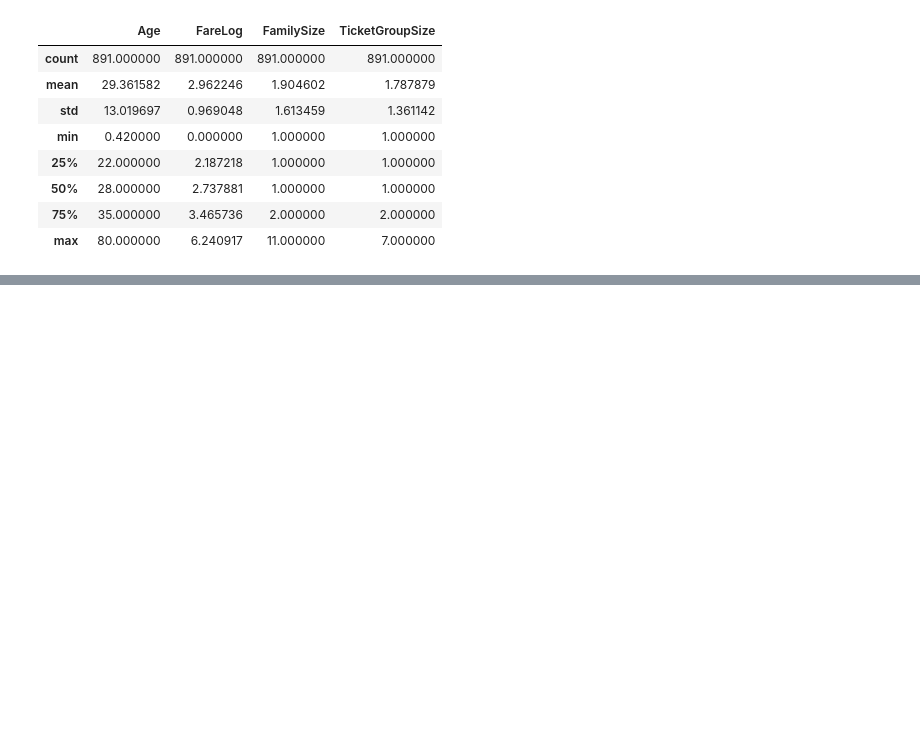
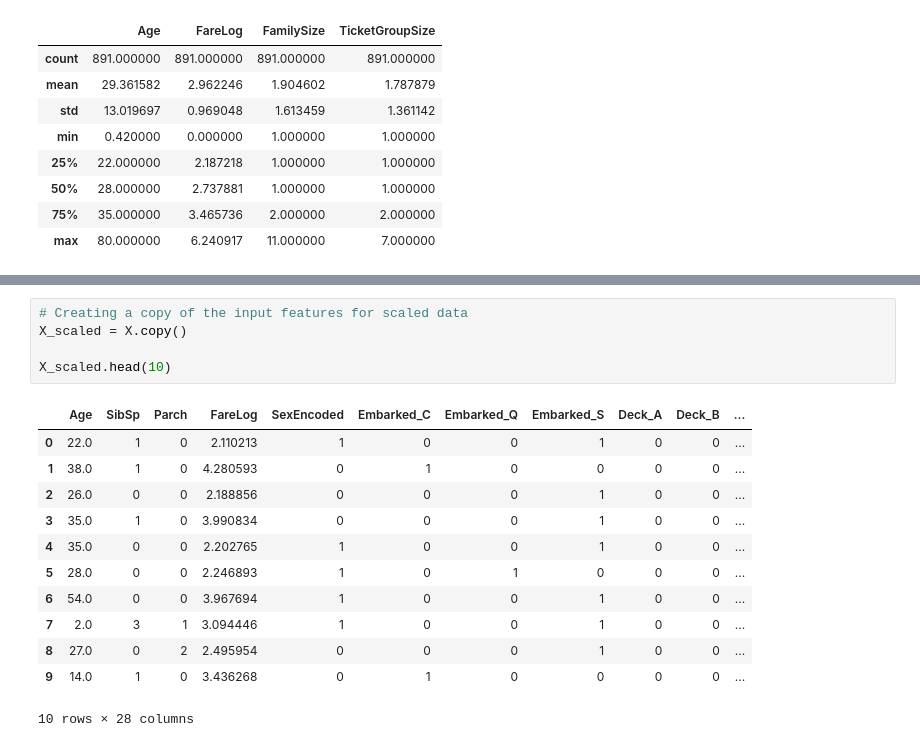
Before and after one commit to almamun252/ml-dl-learning, a Jupyter notebook: machine_learning/titanic_eda_preprocessing.ipynb, the cells around one changed output, grey strips where cells are left out. Saved outputs shown, nothing was run; the diff lists cells and outputs as text; blank space fills up the shorter version.

```diff
--- a/machine_learning/data_processing.ipynb
+++ b/machine_learning/titanic_eda_preprocessing.ipynb
@@ -1399,0 +1651,18 @@ X[['Age', 'FareLog', 'FamilySize', 'TicketGroupSize']].describe()
+# %%
+# Creating a copy of the input features for scaled data
+X_scaled = X.copy()
+
+X_scaled.head(10)
+# %% [output]
+|  | Age | SibSp | Parch | FareLog | SexEncoded | Embarked_C | Embarked_Q | Embarked_S | Deck_A | Deck_B | ... |
+| 0 | 22.0 | 1 | 0 | 2.110213 | 1 | 0 | 0 | 1 | 0 | 0 | ... |
+| 1 | 38.0 | 1 | 0 | 4.280593 | 0 | 1 | 0 | 0 | 0 | 0 | ... |
+| 2 | 26.0 | 0 | 0 | 2.188856 | 0 | 0 | 0 | 1 | 0 | 0 | ... |
+| 3 | 35.0 | 1 | 0 | 3.990834 | 0 | 0 | 0 | 1 | 0 | 0 | ... |
+| 4 | 35.0 | 0 | 0 | 2.202765 | 1 | 0 | 0 | 1 | 0 | 0 | ... |
+| 5 | 28.0 | 0 | 0 | 2.246893 | 1 | 0 | 1 | 0 | 0 | 0 | ... |
+| 6 | 54.0 | 0 | 0 | 3.967694 | 1 | 0 | 0 | 1 | 0 | 0 | ... |
+| 7 | 2.0 | 3 | 1 | 3.094446 | 1 | 0 | 0 | 1 | 0 | 0 | ... |
+| 8 | 27.0 | 0 | 2 | 2.495954 | 0 | 0 | 0 | 1 | 0 | 0 | ... |
+| 9 | 14.0 | 1 | 0 | 3.436268 | 0 | 1 | 0 | 0 | 0 | 0 | ... |
+10 rows × 28 columns
```
Also changed, not shown: parts of 18 cells of this notebook.
